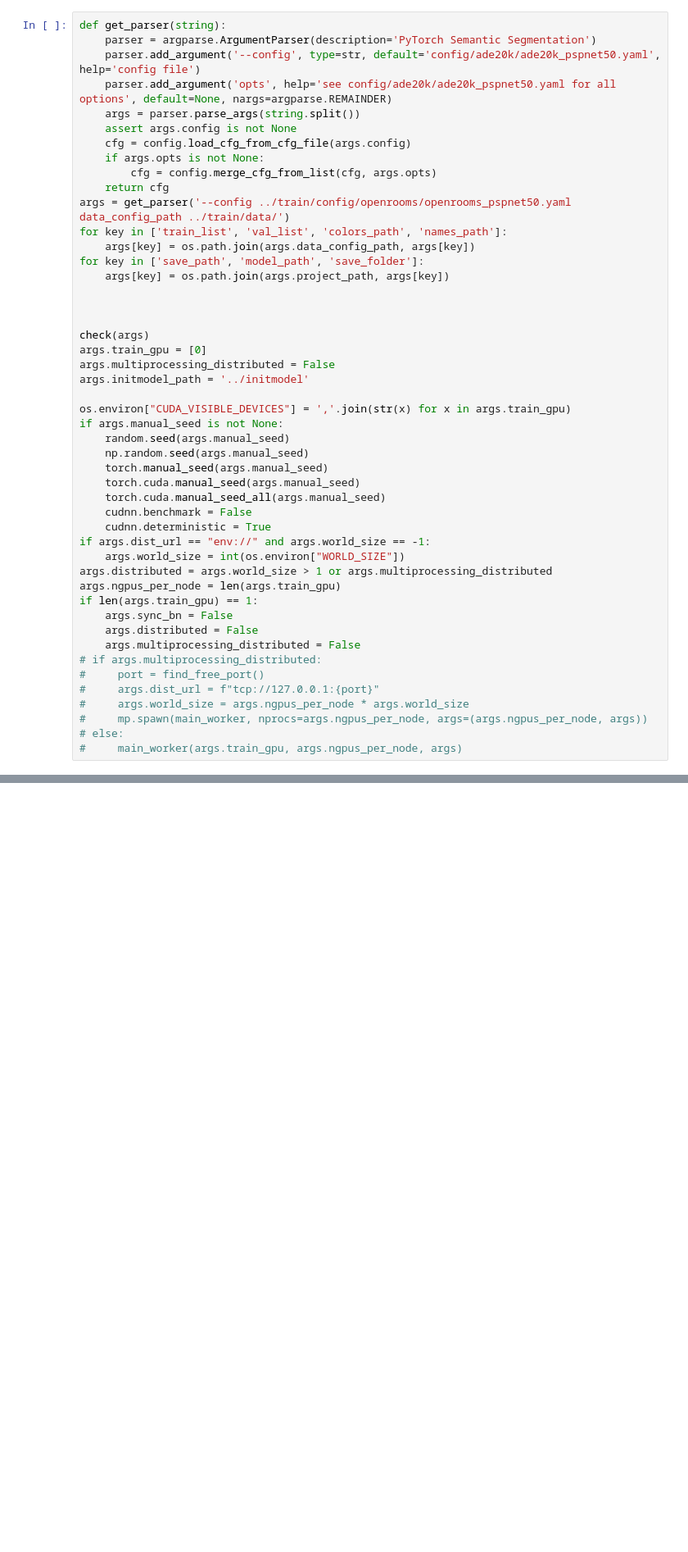
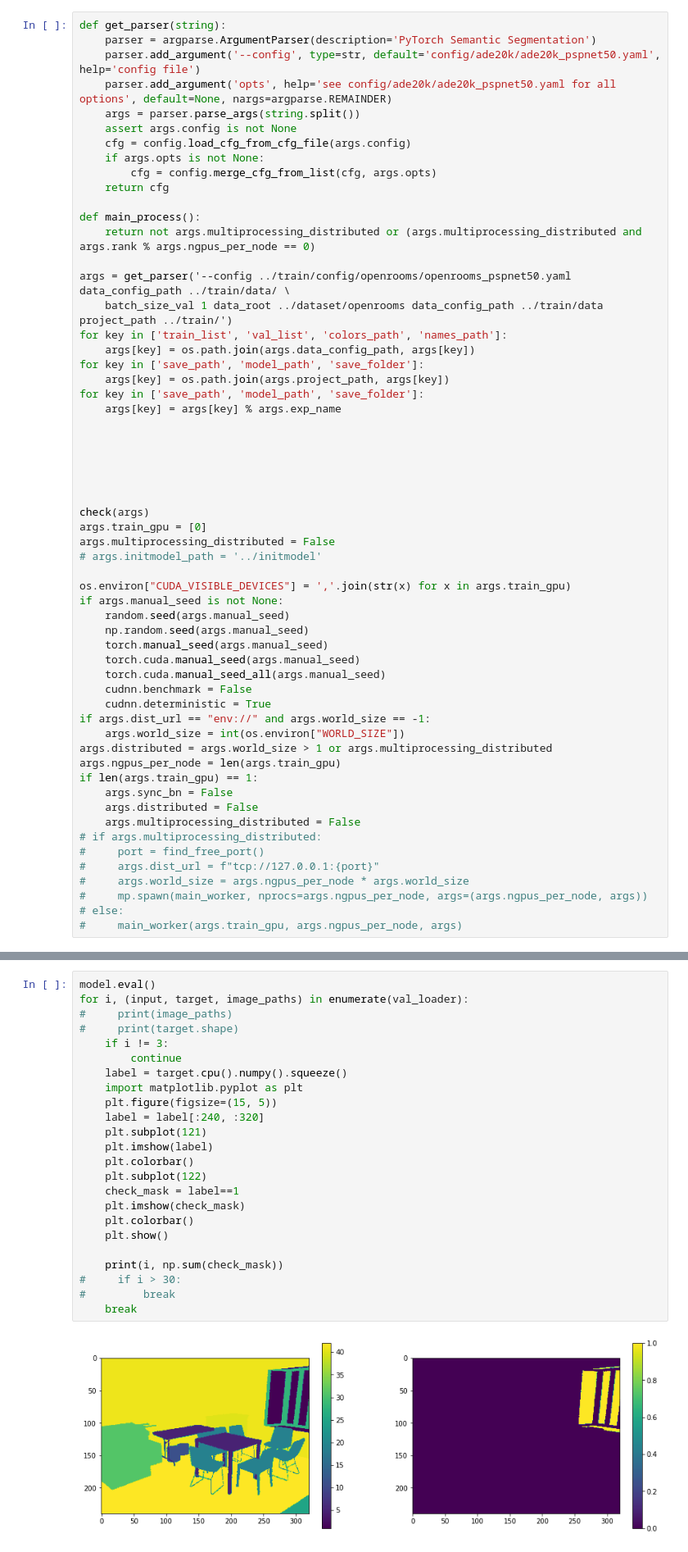
Before and after one commit to Jerrypiglet/semseg, a Jupyter notebook: notebooks/inspect_openrooms.ipynb, the cells around one changed output, grey strips where cells are left out. Shown at 82% size. Cells and saved outputs as stored; diff of their text form; blank space fills up the shorter version.

```diff
--- a/notebooks/inspect_openrooms.ipynb
+++ b/notebooks/inspect_openrooms.ipynb
@@ -46,18 +46,28 @@ def get_parser(string):
     if args.opts is not None:
         cfg = config.merge_cfg_from_list(cfg, args.opts)
     return cfg
-args = get_parser('--config ../train/config/openrooms/openrooms_pspnet50.yaml data_config_path ../train/data/')
+
+def main_process():
+    return not args.multiprocessing_distributed or (args.multiprocessing_distributed and args.rank % args.ngpus_per_node == 0)
+
+args = get_parser('--config ../train/config/openrooms/openrooms_pspnet50.yaml data_config_path ../train/data/ \
+    batch_size_val 1 data_root ../dataset/openrooms data_config_path ../train/data project_path ../train/')
 for key in ['train_list', 'val_list', 'colors_path', 'names_path']:
     args[key] = os.path.join(args.data_config_path, args[key])
 for key in ['save_path', 'model_path', 'save_folder']:
     args[key] = os.path.join(args.project_path, args[key])
+for key in ['save_path', 'model_path', 'save_folder']:
+    args[key] = args[key] % args.exp_name
+
+
+
 
 
 
 check(args)
 args.train_gpu = [0]
 args.multiprocessing_distributed = False
-args.initmodel_path = '../initmodel'
+# args.initmodel_path = '../initmodel'
 
 os.environ["CUDA_VISIBLE_DEVICES"] = ','.join(str(x) for x in args.train_gpu)
 if args.manual_seed is not None:
@@ -232,0 +244,26 @@ args['train_list']
+# %%
+model.eval()
+for i, (input, target, image_paths) in enumerate(val_loader):
+#     print(image_paths)
+#     print(target.shape)
+    if i != 3:
+        continue
+    label = target.cpu().numpy().squeeze()
+    import matplotlib.pyplot as plt
+    plt.figure(figsize=(15, 5))
+    label = label[:240, :320]
+    plt.subplot(121)
+    plt.imshow(label)
+    plt.colorbar()
+    plt.subplot(122)
+    check_mask = label==1
+    plt.imshow(check_mask)
+    plt.colorbar()
+    plt.show()
+
+    print(i, np.sum(check_mask))
+#     if i > 30:
+#         break
+    break
+# %% [output]
+[figure, added]
```
Also changed, not shown: parts of 5 cells of this notebook, 35 other files.
